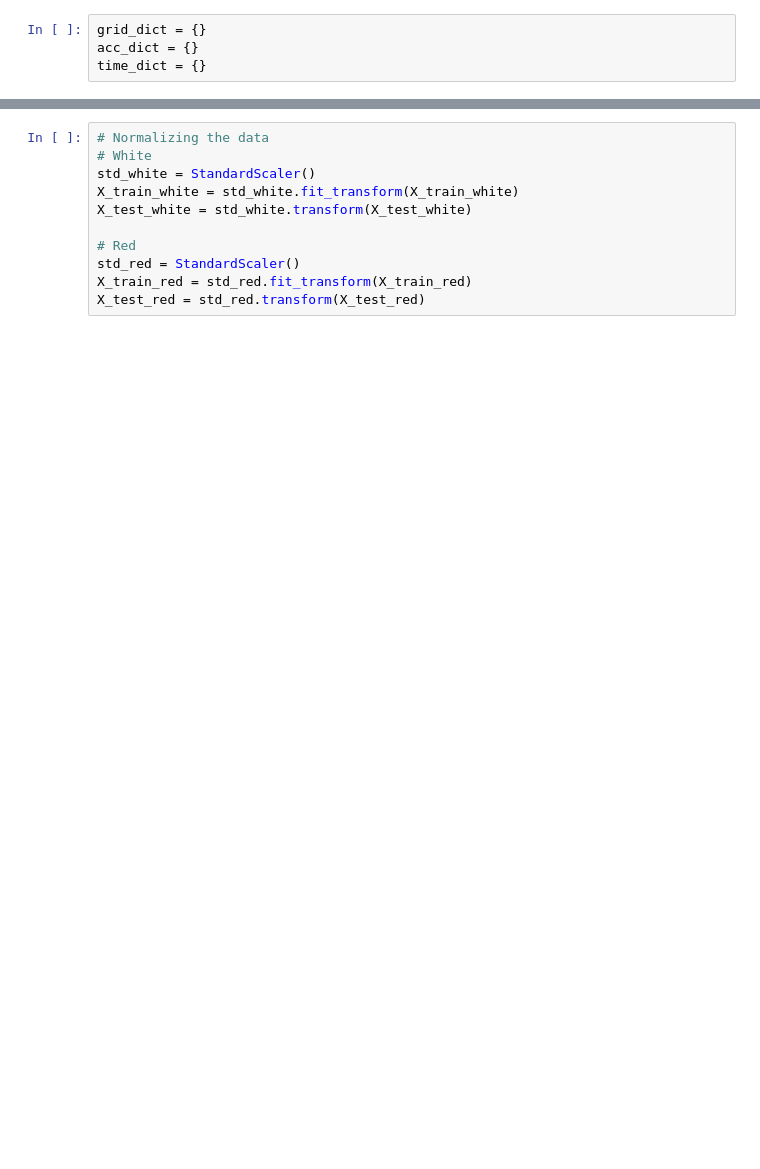
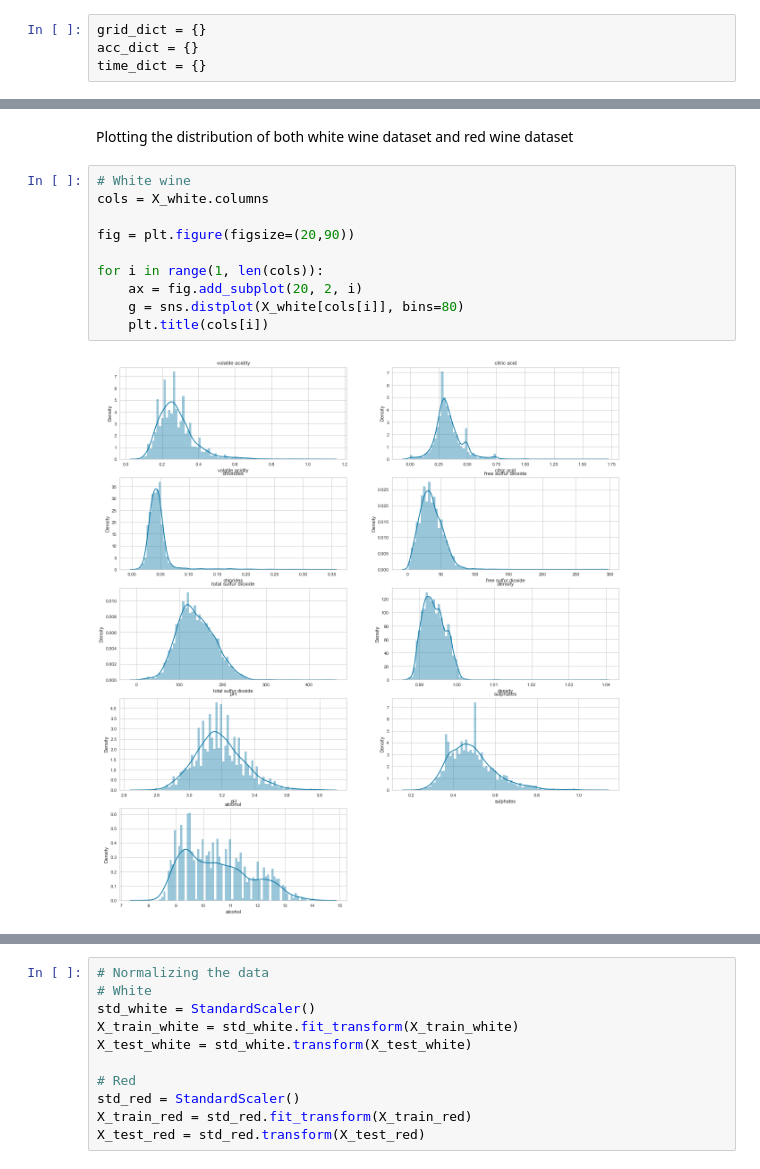
Before and after one commit to AntonMayboeck/AnalysisWine, a Jupyter notebook: wineclassification.py.ipynb, the cells around one changed output, grey strips where cells are left out. Cells and saved outputs as stored; diff of their text form; blank space fills up the shorter version.

```diff
--- a/wineclassification.py.ipynb
+++ b/wineclassification.py.ipynb
@@ -114,3 +158,17 @@ X_white = white_wine.drop('quality', axis=1)
 # Assigning X to data and y to target for red
 y_red = red_wine['quality']
 X_red = red_wine.drop('quality', axis=1)
+# %% [markdown]
+Plotting the distribution of both white wine dataset and red wine dataset
+# %%
+# White wine
+cols = X_white.columns
+
+fig = plt.figure(figsize=(20,90))
+
+for i in range(1, len(cols)):
+    ax = fig.add_subplot(20, 2, i)
+    g = sns.distplot(X_white[cols[i]], bins=80)
+    plt.title(cols[i])
+# %% [output]
+[figure, added]
```
Also changed, not shown: parts of 40 cells of this notebook, 1 other file.
